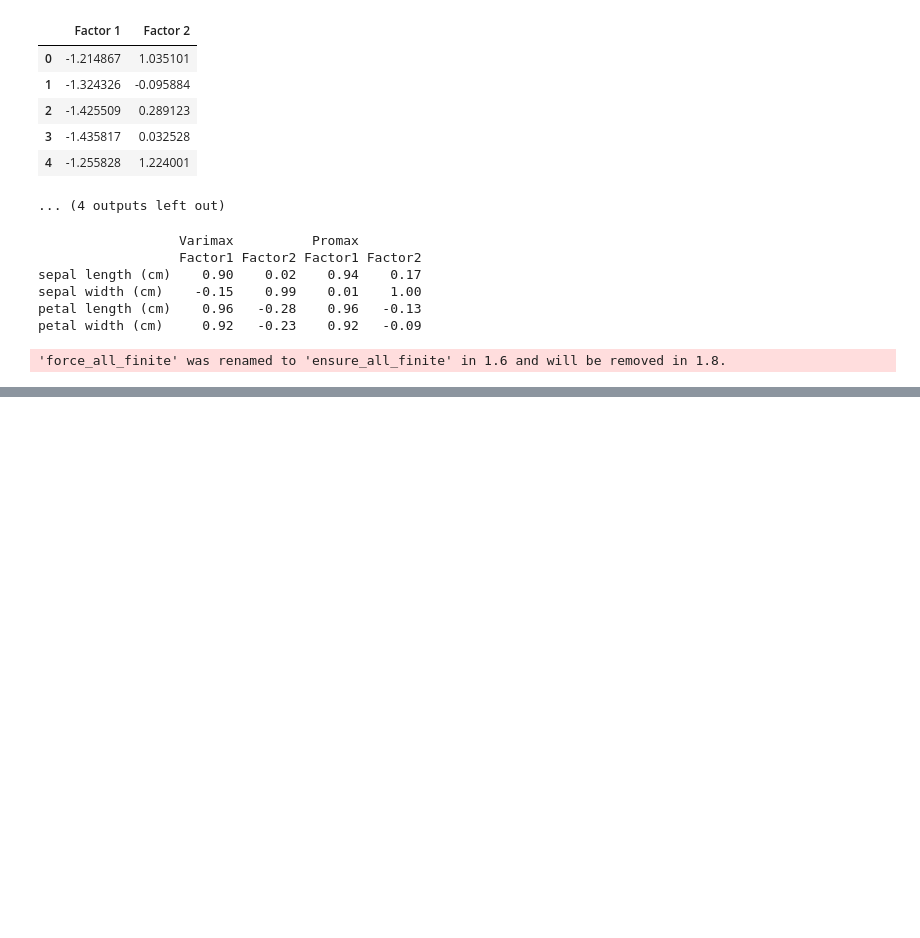
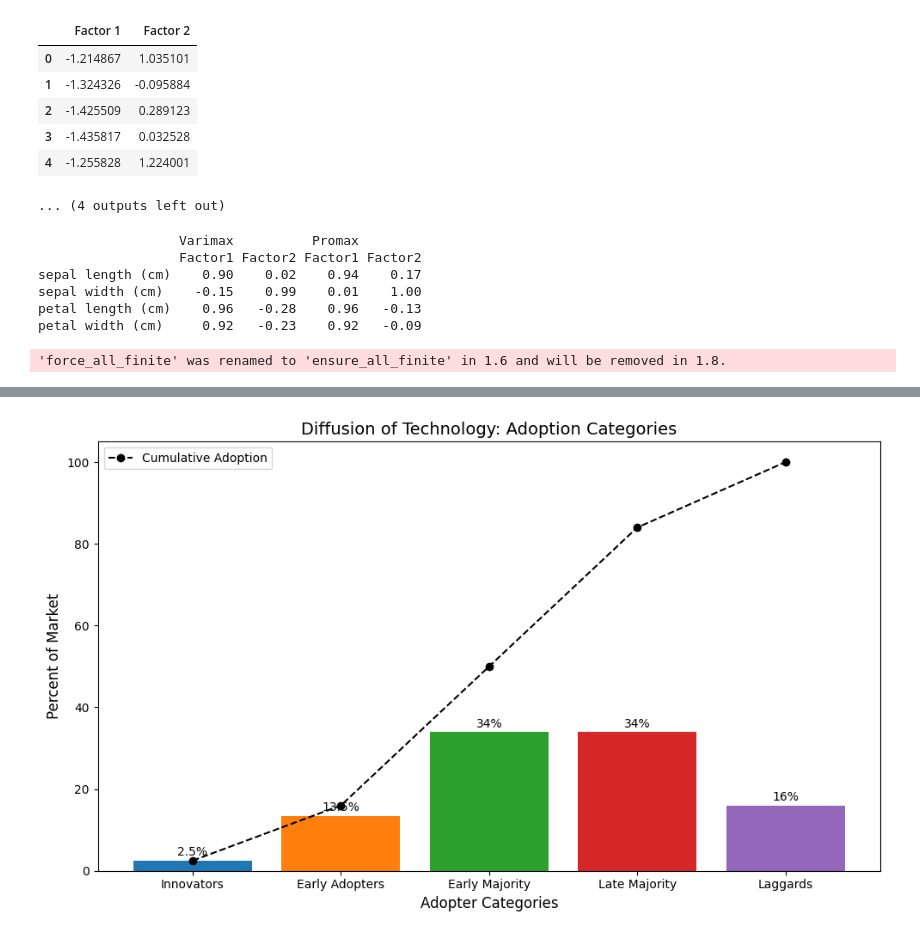
Before and after one commit to rgregs60/Python-Fall-2024-Notebooks, a Jupyter notebook: Development Code/Development Work 2025/AI Learning and Evolution.ipynb, the cells around one changed output, grey strips where cells are left out. Cells and saved outputs as stored; diff of their text form; code cells hidden in the pictures; blank space fills up the shorter version.

```diff
--- a/Development Code/Development Work 2025/AI Learning and Evolution.ipynb
+++ b/Development Code/Development Work 2025/AI Learning and Evolution.ipynb
@@ -543,0 +596,37 @@ petal width (cm)     0.92   -0.23    0.92   -0.09
+# %%
+### Diffusion of Technology - Charts
+
+
+import matplotlib.pyplot as plt
+import numpy as np
+
+# Categories of adopters and their typical % of total market (based on Rogers' model)
+categories = ["Innovators", "Early Adopters", "Early Majority", "Late Majority", "Laggards"]
+percentages = [2.5, 13.5, 34, 34, 16]
+
+# Cumulative percentages for penetration curve
+cumulative = np.cumsum(percentages)
+
+# Create the figure
+plt.figure(figsize=(10,6))
+
+# Bar chart for adoption categories
+bars = plt.bar(categories, percentages, color=["#1f77b4","#ff7f0e","#2ca02c","#d62728","#9467bd"])
+
+# Add values on top of bars
+for bar, pct in zip(bars, percentages):
+    plt.text(bar.get_x() + bar.get_width()/2, bar.get_height() + 0.5, f"{pct}%", ha='center', va='bottom', fontsize=10)
+
+# Plot cumulative adoption line
+plt.plot(categories, cumulative, marker='o', color="black", linestyle="--", label="Cumulative Adoption")
+
+# Add labels and title
+plt.title("Diffusion of Technology: Adoption Categories", fontsize=14)
+plt.ylabel("Percent of Market", fontsize=12)
+plt.xlabel("Adopter Categories", fontsize=12)
+plt.legend()
+
+plt.tight_layout()
+plt.show()
+# %% [output]
+[figure, added]
```
Also changed, not shown: parts of 4 cells of this notebook, 3 other files.
